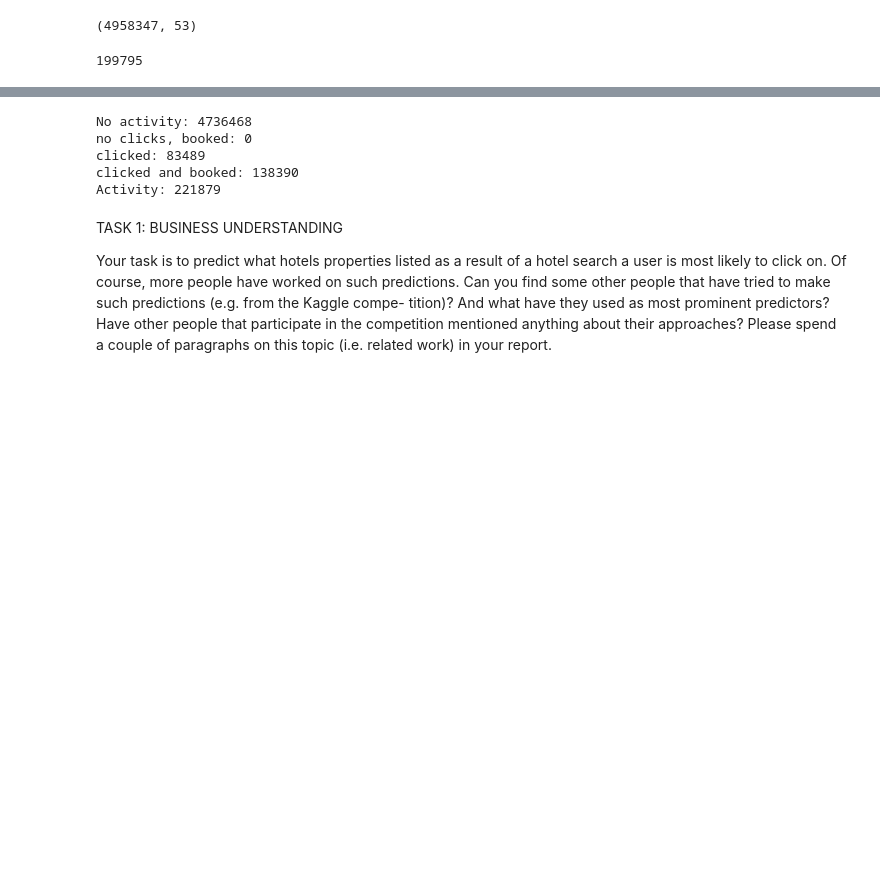
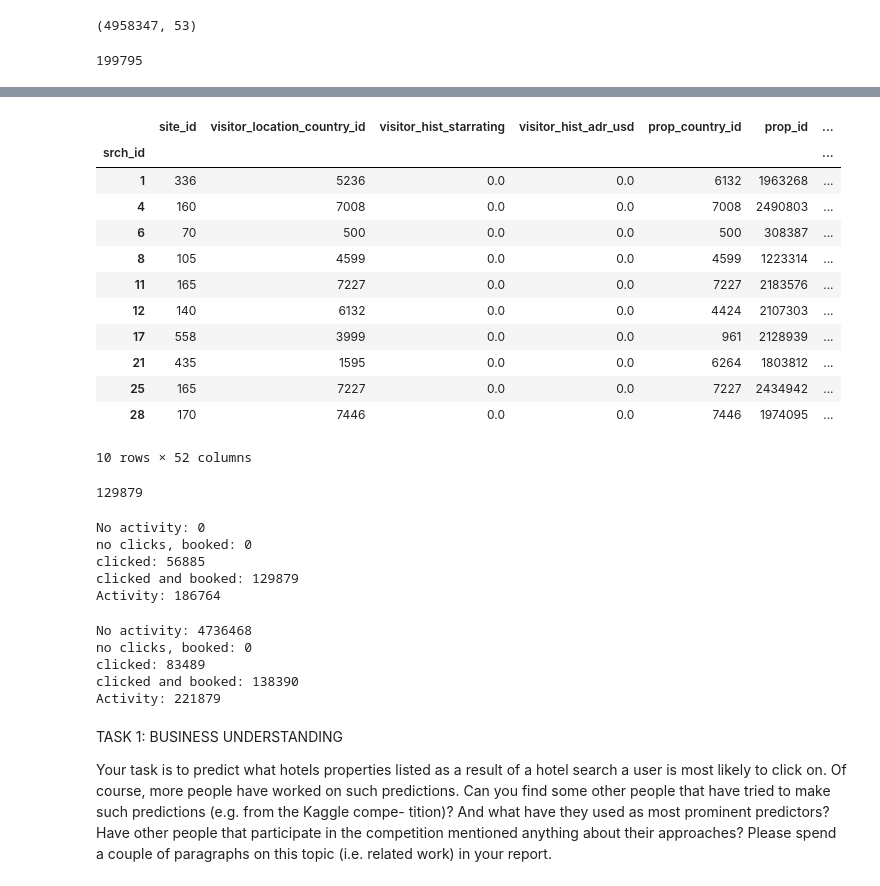
Before and after one commit to nbounatsos/dm_projects, a Jupyter notebook: Assignment 2/ass.ipynb, the cells around one changed output, grey strips where cells are left out. Saved outputs shown, nothing was run; the diff lists cells and outputs as text; code cells hidden in the pictures; blank space fills up the shorter version.

```diff
--- a/Assignment 2/ass.ipynb
+++ b/Assignment 2/ass.ipynb
@@ -52,3 +57,43 @@ count_data.head()
+# %%
+sum_data = (training_set.groupby(training_set.index).sum())
+sum_data.head(10)
+# %% [output]
+|  | site_id | visitor_location_country_id | visitor_hist_starrating | visitor_hist_adr_usd | prop_country_id | prop_id | ... |
+| srch_id |  |  |  |  |  |  | ... |
+| 1 | 336 | 5236 | 0.0 | 0.0 | 6132 | 1963268 | ... |
+| 4 | 160 | 7008 | 0.0 | 0.0 | 7008 | 2490803 | ... |
+| 6 | 70 | 500 | 0.0 | 0.0 | 500 | 308387 | ... |
+| 8 | 105 | 4599 | 0.0 | 0.0 | 4599 | 1223314 | ... |
+| 11 | 165 | 7227 | 0.0 | 0.0 | 7227 | 2183576 | ... |
+| 12 | 140 | 6132 | 0.0 | 0.0 | 4424 | 2107303 | ... |
+| 17 | 558 | 3999 | 0.0 | 0.0 | 961 | 2128939 | ... |
+| 21 | 435 | 1595 | 0.0 | 0.0 | 6264 | 1803812 | ... |
+| 25 | 165 | 7227 | 0.0 | 0.0 | 7227 | 2434942 | ... |
+| 28 | 170 | 7446 | 0.0 | 0.0 | 7446 | 1974095 | ... |
+10 rows × 52 columns
+# %%
+print( sum_data[(sum_data["click_bool"] == sum_data["booking_bool"])].shape[0] )
+# %% [output]
+129879
+# %%
+sum_NC_NB = sum_data[(sum_data["click_bool"]==0) & (sum_data["booking_bool"]==0)].shape[0]
+sum_NC_B = sum_data[(sum_data["click_bool"]==0) & (sum_data["booking_bool"]==1)].shape[0]
+sum_C_NB = sum_data[(sum_data["click_bool"]==1) & (sum_data["booking_bool"]==0)].shape[0]
+sum_C_B = sum_data[(sum_data["click_bool"]==1) & (sum_data["booking_bool"]==1)].shape[0]
+
+print("No activity:",sum_NC_NB)
+print("no clicks, booked:",sum_NC_B)
+print("clicked:",sum_C_NB)
+print("clicked and booked:",sum_C_B)
+print("Activity:",sum_C_NB+sum_C_B)
+
+# all searches resulted in activity and many in
+# %% [output]
+No activity: 0
+no clicks, booked: 0
+clicked: 56885
+clicked and booked: 129879
+Activity: 186764
 # %%
 # class balance
 
```
Also changed, not shown: parts of 2 cells of this notebook.
